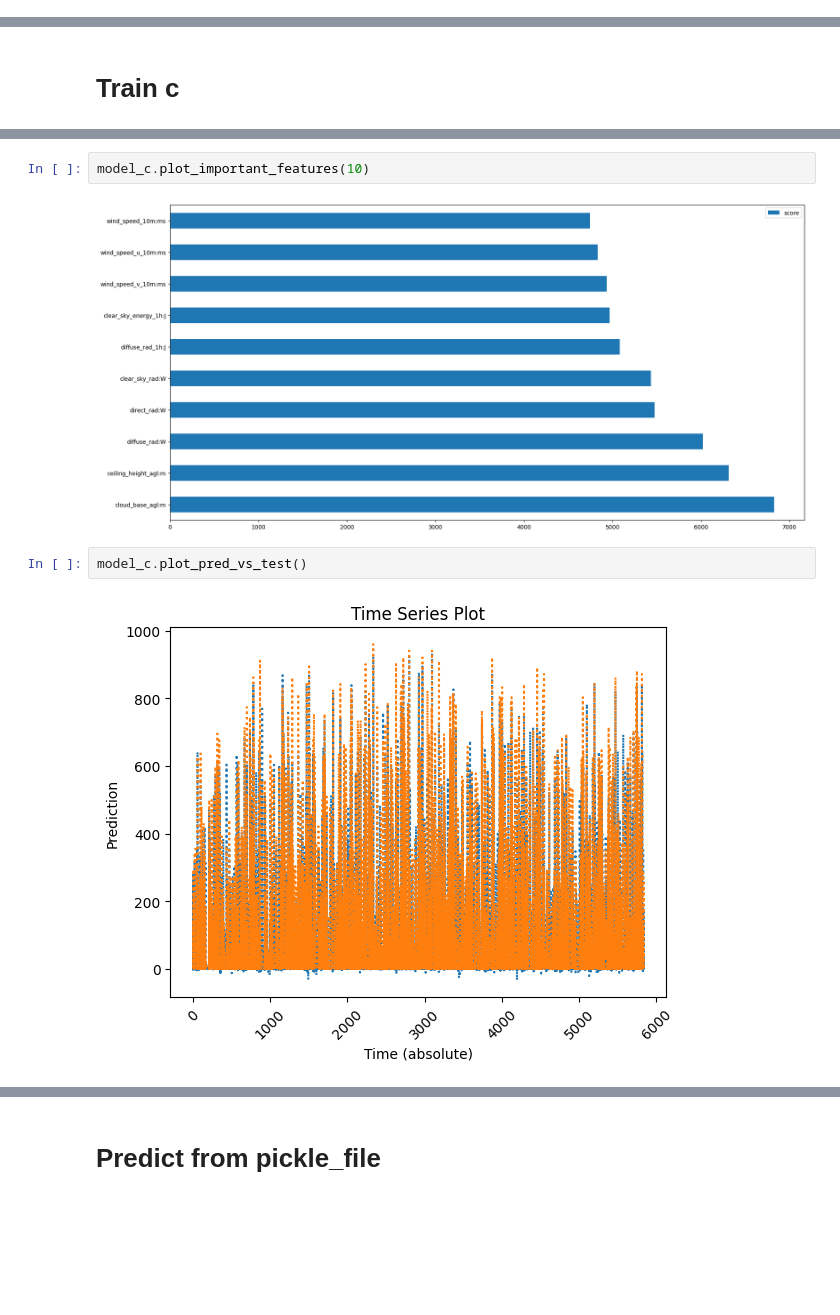
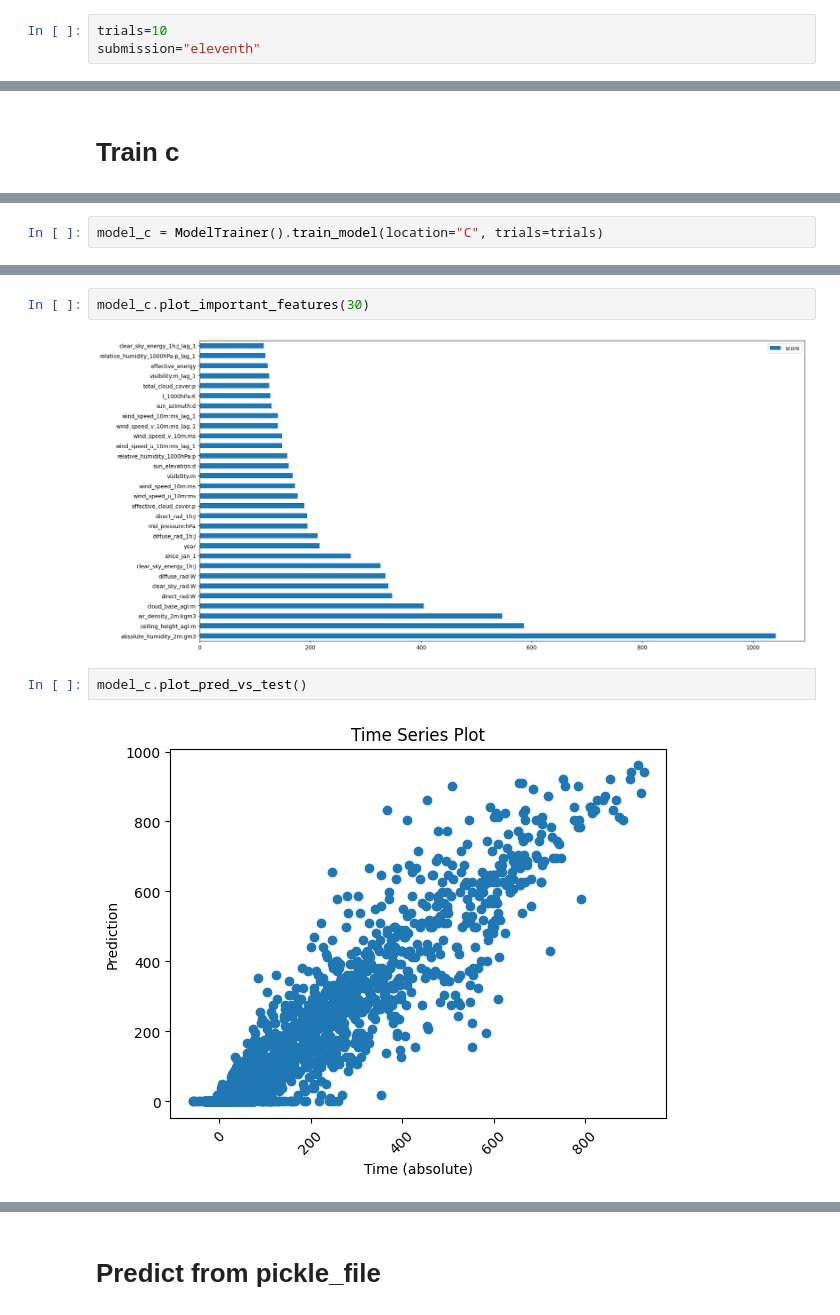
Before and after one commit to mikaelste/TDT4173-project, a Jupyter notebook: mikael/train_model.ipynb, the cells around one changed output, grey strips where cells are left out. Cells and saved outputs as stored; diff of their text form; blank space fills up the shorter version.

```diff
--- a/mikael/train_model.ipynb
+++ b/mikael/train_model.ipynb
@@ -54,0 +22,3 @@ Best params: {
+# %%
+trials=10
+submission="eleventh"
@@ -153,0 +109,2 @@ Best params: {
+# %%
+model_c = ModelTrainer().train_model(location="C", trials=trials)
@@ -154,8 +141,8 @@ Best params: {
 # %%
-model_c.plot_important_features(10)
+model_c.plot_important_features(30)
 # %% [output]
-[figure, old version]
+[figure, new version]
 # %%
 model_c.plot_pred_vs_test()
 # %% [output]
-[figure, old version]
+[figure, new version]
```
Also changed, not shown: parts of 19 cells of this notebook, 27 other files.
